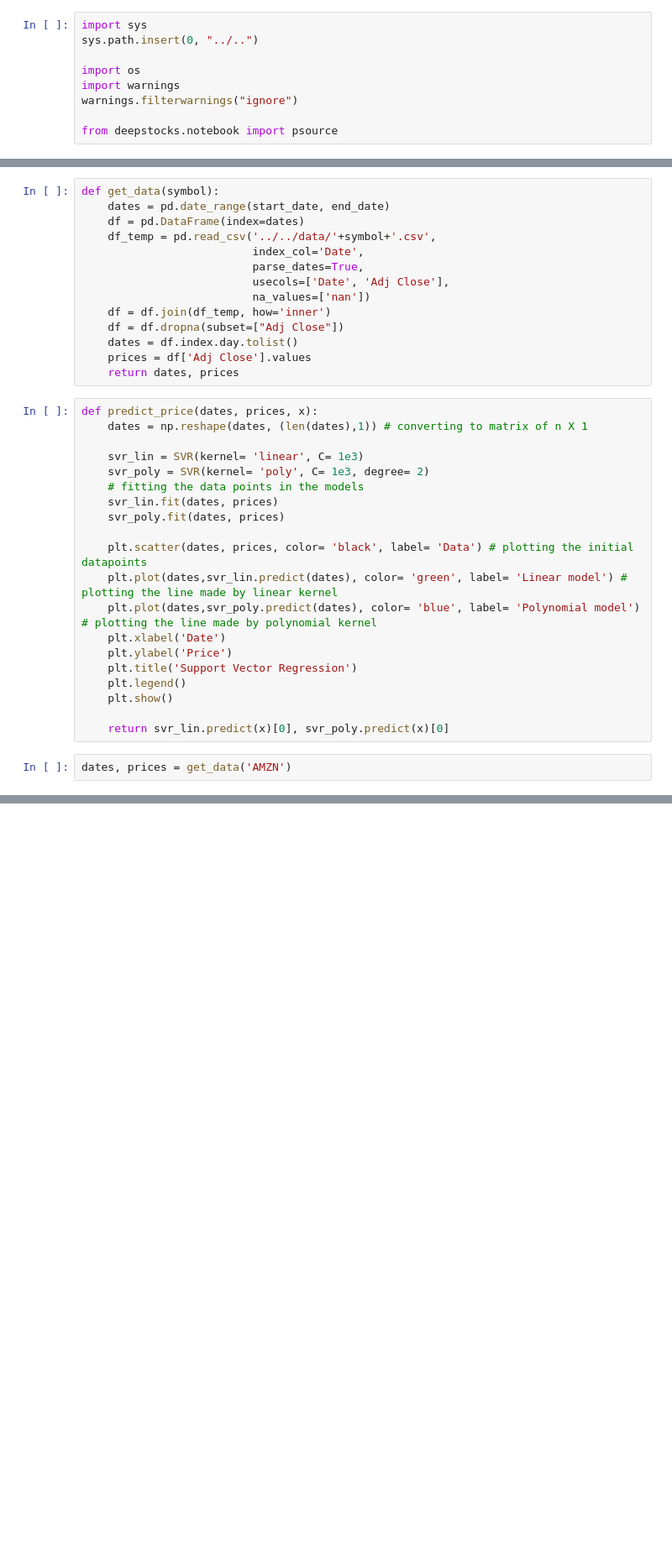
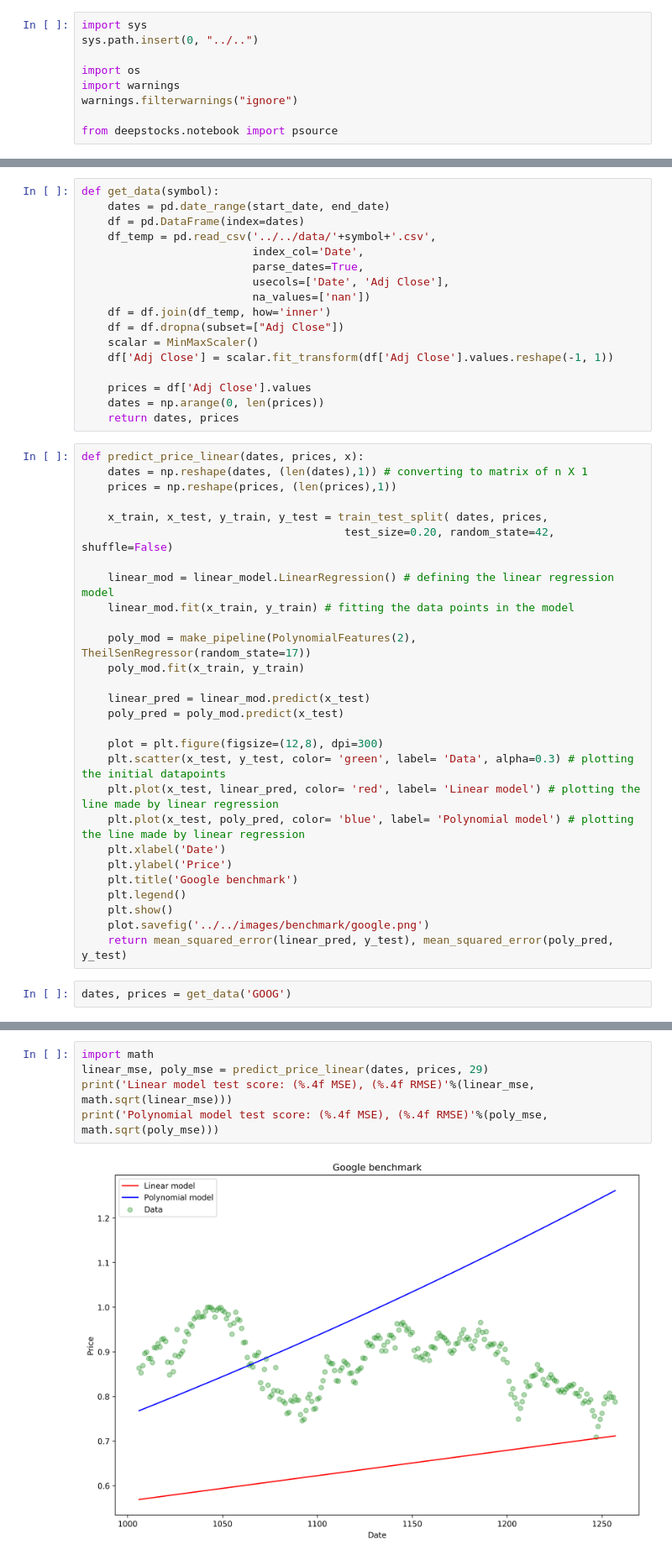
Before and after one commit to rtbins/Capstone-MachineLearning-Nanodegree, a Jupyter notebook: Project/notebooks/benchmark/GOOGLE.ipynb, the cells around one changed output, grey strips where cells are left out. Shown: that part at 84% size. Drawn from its saved outputs; the diff is of its cells as text; blank space fills up the shorter version.

Commit message:
adding benchmark model and analysis

```diff
--- a/Project/notebooks/benchmark/GOOGLE.ipynb
+++ b/Project/notebooks/benchmark/GOOGLE.ipynb
@@ -31,31 +38,42 @@ def get_data(symbol):
                           na_values=['nan'])
     df = df.join(df_temp, how='inner')
     df = df.dropna(subset=["Adj Close"])
-    dates = df.index.day.tolist()
+    scalar = MinMaxScaler()
+    df['Adj Close'] = scalar.fit_transform(df['Adj Close'].values.reshape(-1, 1))
+
     prices = df['Adj Close'].values
+    dates = np.arange(0, len(prices))
     return dates, prices
 # %%
-def predict_price(dates, prices, x):
+def predict_price_linear(dates, prices, x):
     dates = np.reshape(dates, (len(dates),1)) # converting to matrix of n X 1
+    prices = np.reshape(prices, (len(prices),1))
 
-    svr_lin = SVR(kernel= 'linear', C= 1e3)
-    svr_poly = SVR(kernel= 'poly', C= 1e3, degree= 2)
-    # fitting the data points in the models
-    svr_lin.fit(dates, prices)
-    svr_poly.fit(dates, prices)
+    x_train, x_test, y_train, y_test = train_test_split( dates, prices,
+                                        test_size=0.20, random_state=42, shuffle=False)
 
-    plt.scatter(dates, prices, color= 'black', label= 'Data') # plotting the initial datapoints
-    plt.plot(dates,svr_lin.predict(dates), color= 'green', label= 'Linear model') # plotting the line made by linear kernel
-    plt.plot(dates,svr_poly.predict(dates), color= 'blue', label= 'Polynomial model') # plotting the line made by polynomial kernel
+    linear_mod = linear_model.LinearRegression() # defining the linear regression model
+    linear_mod.fit(x_train, y_train) # fitting the data points in the model
+
+    poly_mod = make_pipeline(PolynomialFeatures(2), TheilSenRegressor(random_state=17))
+    poly_mod.fit(x_train, y_train)
+
+    linear_pred = linear_mod.predict(x_test)
+    poly_pred = poly_mod.predict(x_test)
+
+    plot = plt.figure(figsize=(12,8), dpi=300)
+    plt.scatter(x_test, y_test, color= 'green', label= 'Data', alpha=0.3) # plotting the initial datapoints
+    plt.plot(x_test, linear_pred, color= 'red', label= 'Linear model') # plotting the line made by linear regression
+    plt.plot(x_test, poly_pred, color= 'blue', label= 'Polynomial model') # plotting the line made by linear regression
     plt.xlabel('Date')
     plt.ylabel('Price')
-    plt.title('Support Vector Regression')
+    plt.title('Google benchmark')
     plt.legend()
     plt.show()
-
-    return svr_lin.predict(x)[0], svr_poly.predict(x)[0]
+    plot.savefig('../../images/benchmark/google.png')
+    return mean_squared_error(linear_pred, y_test), mean_squared_error(poly_pred, y_test)
 # %%
-dates, prices = get_data('AMZN')
+dates, prices = get_data('GOOG')
 # %%
 print("Dates- ", dates[0:10])
 print("Prices- ", prices[0:10])
@@ -67,0 +84,7 @@ predicted_price = predict_price(dates, prices, 29)
+# %%
+import math
+linear_mse, poly_mse = predict_price_linear(dates, prices, 29)
+print('Linear model test score: (%.4f MSE), (%.4f RMSE)'%(linear_mse, math.sqrt(linear_mse)))
+print('Polynomial model test score: (%.4f MSE), (%.4f RMSE)'%(poly_mse, math.sqrt(poly_mse)))
+# %% [output]
+[figure, added]
```
Also changed, not shown: parts of 5 cells of this notebook, 7 other files.
